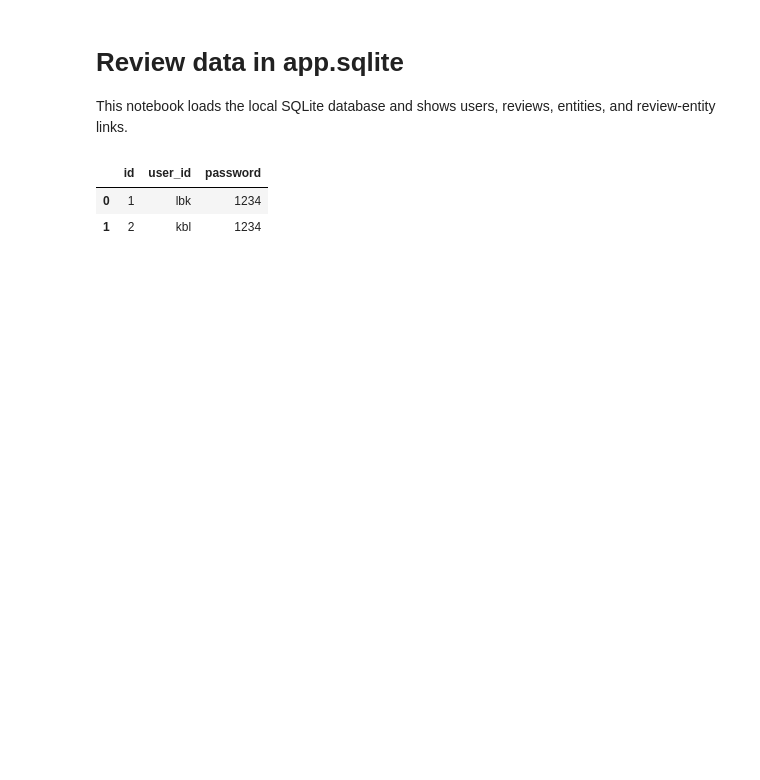
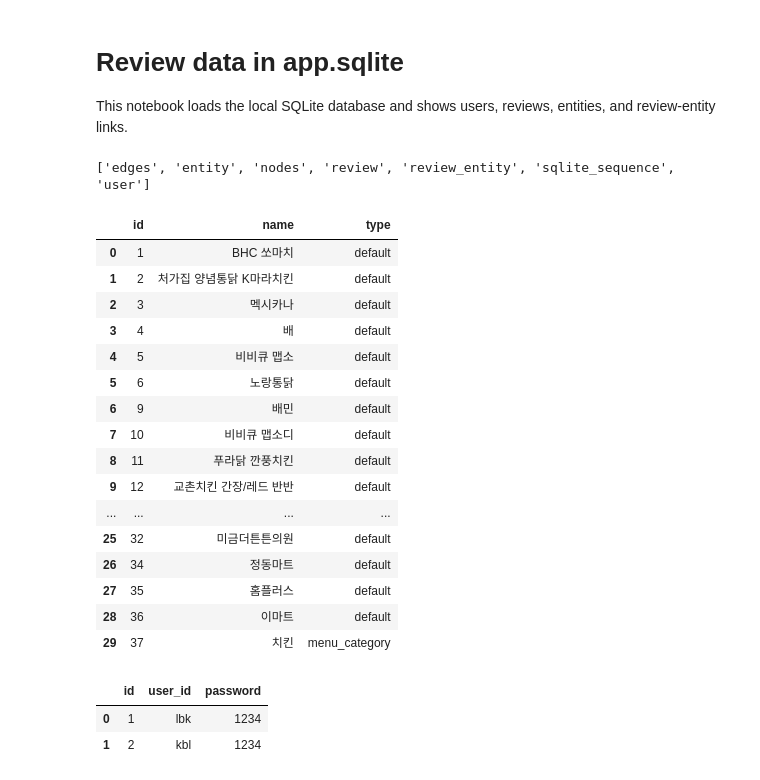
Before and after one commit to lbk209/entity-driven, a Jupyter notebook: review_app_sqlite.ipynb, the cells around one changed output. Saved outputs shown, nothing was run; the diff lists cells and outputs as text; code cells hidden in the pictures; blank space fills up the shorter version.

Commit message:
new nodes & edges

```diff
--- a/review_app_sqlite.ipynb
+++ b/review_app_sqlite.ipynb
@@ -26,6 +26,40 @@ def show(query, params=None):
     cur = conn.execute(query, params)
     rows = cur.fetchall()
     return pd.DataFrame(rows, columns=rows[0].keys() if rows else [])
+# %%
+cursor = conn.cursor()
+
+cursor.execute("""
+    SELECT name
+    FROM sqlite_master
+    WHERE type = 'table'
+    ORDER BY name;
+""")
+
+tables = [row[0] for row in cursor.fetchall()]
+print(tables)
+# %% [output]
+['edges', 'entity', 'nodes', 'review', 'review_entity', 'sqlite_sequence', 'user']
+# %%
+show('SELECT * FROM nodes')
+# %% [output]
+|  | id | name | type |
+| 0 | 1 | BHC 쏘마치 | default |
+| 1 | 2 | 처가집 양념통닭 K마라치킨 | default |
+| 2 | 3 | 멕시카나 | default |
+| 3 | 4 | 배 | default |
+| 4 | 5 | 비비큐 맵소 | default |
+| 5 | 6 | 노랑통닭 | default |
+| 6 | 9 | 배민 | default |
+| 7 | 10 | 비비큐 맵소디 | default |
+| 8 | 11 | 푸라닭 깐풍치킨 | default |
+| 9 | 12 | 교촌치킨 간장/레드 반반 | default |
+| ... | ... | ... | ... |
+| 25 | 32 | 미금더튼튼의원 | default |
+| 26 | 34 | 정동마트 | default |
+| 27 | 35 | 홈플러스 | default |
+| 28 | 36 | 이마트 | default |
+| 29 | 37 | 치킨 | menu_category |
 # %%
 # Users
 show('SELECT * FROM user ORDER BY id')
```
Also changed, not shown: parts of 14 cells of this notebook, 13 other files.
